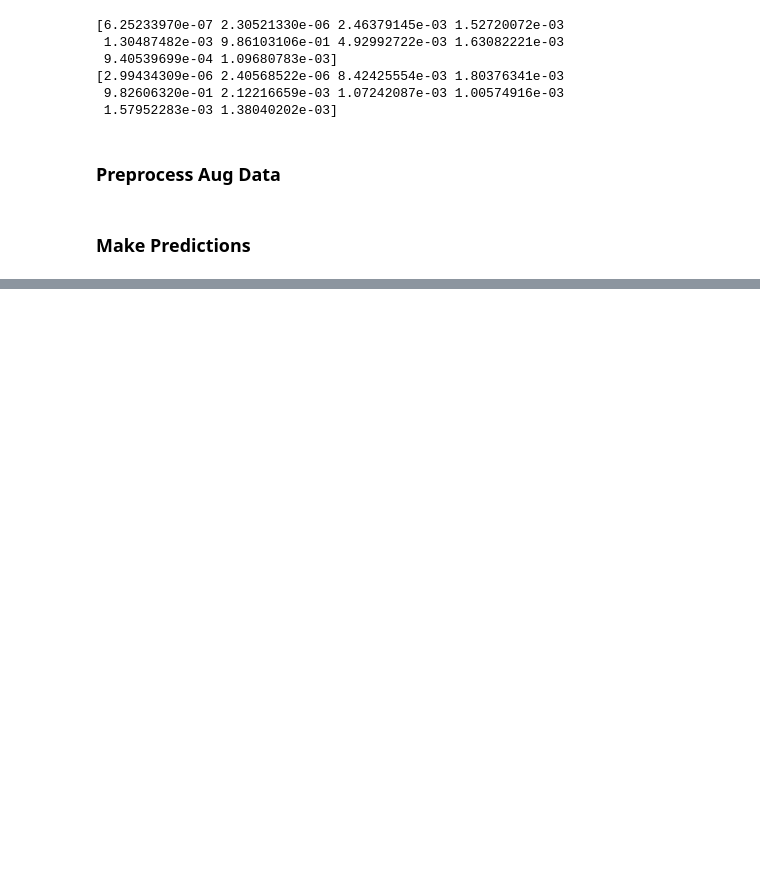
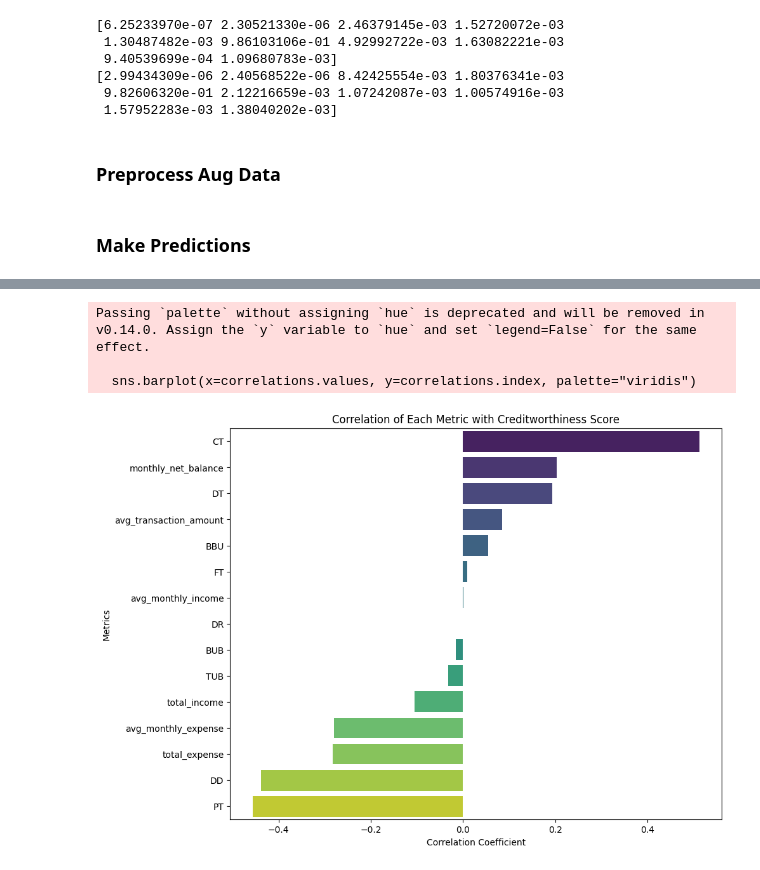
Before and after one commit to adrianacupp/Financial-Behavior-Prediction, a Jupyter notebook: fbp_cuppuleri.ipynb, the cells around one changed output, grey strips where cells are left out. Saved outputs shown, nothing was run; the diff lists cells and outputs as text; code cells hidden in the pictures; blank space fills up the shorter version.

```diff
--- a/fbp_cuppuleri.ipynb
+++ b/fbp_cuppuleri.ipynb
@@ -1355,0 +1509,9 @@ print(f"RMSE: {expense_rmse}")
+# %%
+numeric_metrics = user_metrics.select_dtypes(include=[float, int]).copy()
+
+# Calculate correlations between each numeric metric and the creditworthiness_score
+correlations = numeric_metrics.corr()['creditworthiness_score'].sort_values(ascending=False)
+
+# Display the correlations
+print("Correlation of Metrics with Creditworthiness Score:")
+print(correlations)
@@ -1355,0 +1538,15 @@ print(f"RMSE: {expense_rmse}")
+# %%
+correlations = correlations.drop(['weighted_score', 'creditworthiness_score'], errors='ignore')
+
+# Plot the correlations for a visual inspection
+plt.figure(figsize=(10, 8))
+sns.barplot(x=correlations.values, y=correlations.index, palette="viridis")
+plt.title("Correlation of Each Metric with Creditworthiness Score")
+plt.xlabel("Correlation Coefficient")
+plt.ylabel("Metrics")
+plt.show()
+# %% [output]
+Passing `palette` without assigning `hue` is deprecated and will be removed in v0.14.0. Assign the `y` variable to `hue` and set `legend=False` for the same effect.
+
+  sns.barplot(x=correlations.values, y=correlations.index, palette="viridis")
+[figure, added]
```
Also changed, not shown: parts of 31 cells of this notebook.
